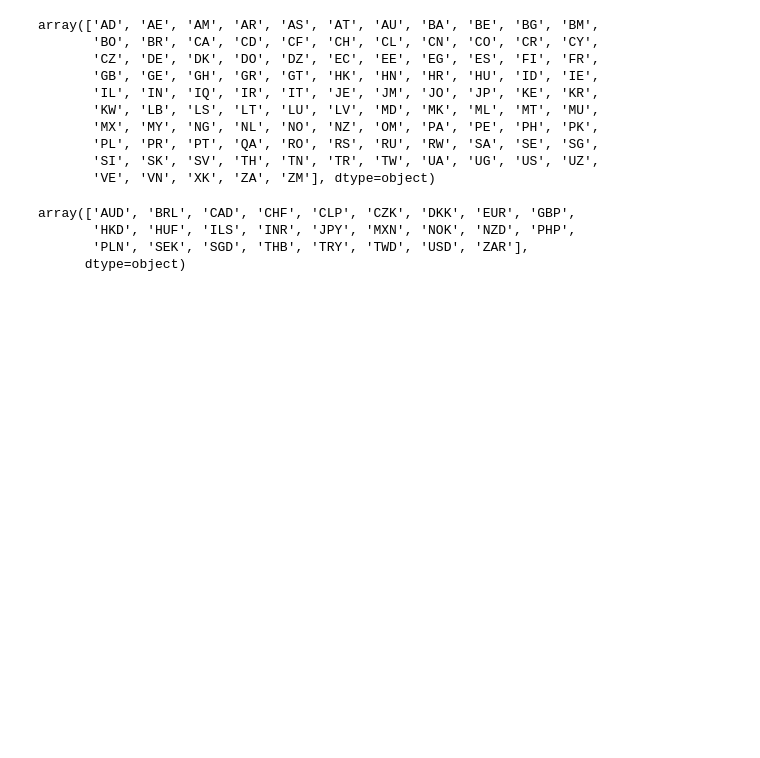
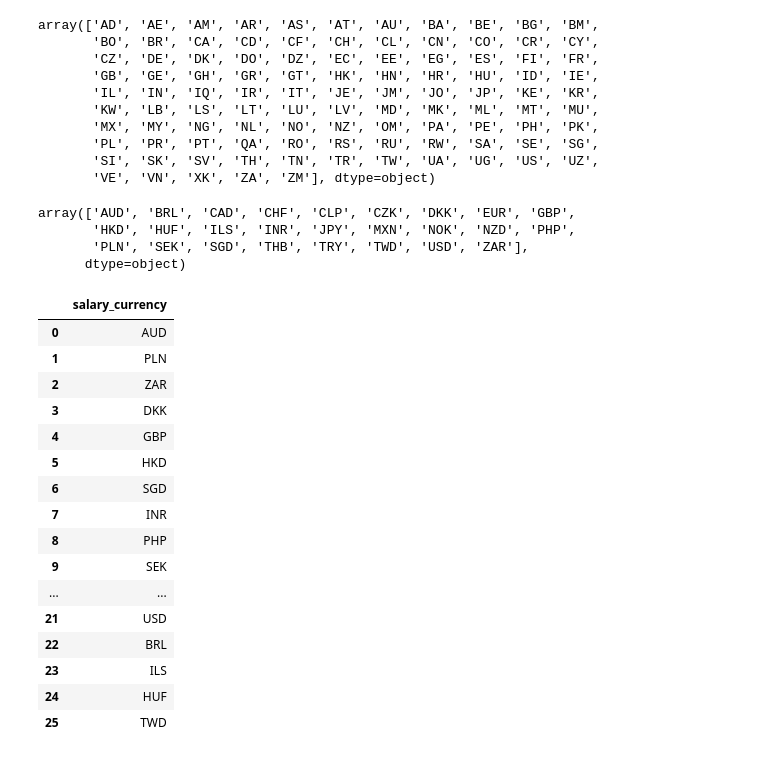
Before and after one commit to Lilit900/machine_learning_lilit_ajoyan_mlops25, a Jupyter notebook: exercises/exercise_0/salaries.ipynb, the cells around one changed output. Cells and saved outputs as stored; diff of their text form; code cells hidden in the pictures; blank space fills up the shorter version.

```diff
--- a/exercises/exercise_0/salaries.ipynb
+++ b/exercises/exercise_0/salaries.ipynb
@@ -73,3 +88,23 @@ array(['AUD', 'BRL', 'CAD', 'CHF', 'CLP', 'CZK', 'DKK', 'EUR', 'GBP',
        'HKD', 'HUF', 'ILS', 'INR', 'JPY', 'MXN', 'NOK', 'NZD', 'PHP',
        'PLN', 'SEK', 'SGD', 'THB', 'TRY', 'TWD', 'USD', 'ZAR'],
       dtype=object)
+# %%
+duckdb.sql('SELECT DISTINCT salary_currency FROM salaries').df()
+# %% [output]
+|  | salary_currency |
+| 0 | AUD |
+| 1 | PLN |
+| 2 | ZAR |
+| 3 | DKK |
+| 4 | GBP |
+| 5 | HKD |
+| 6 | SGD |
+| 7 | INR |
+| 8 | PHP |
+| 9 | SEK |
+| ... | ... |
+| 21 | USD |
+| 22 | BRL |
+| 23 | ILS |
+| 24 | HUF |
+| 25 | TWD |
```
Also changed, not shown: parts of 3 cells of this notebook.
